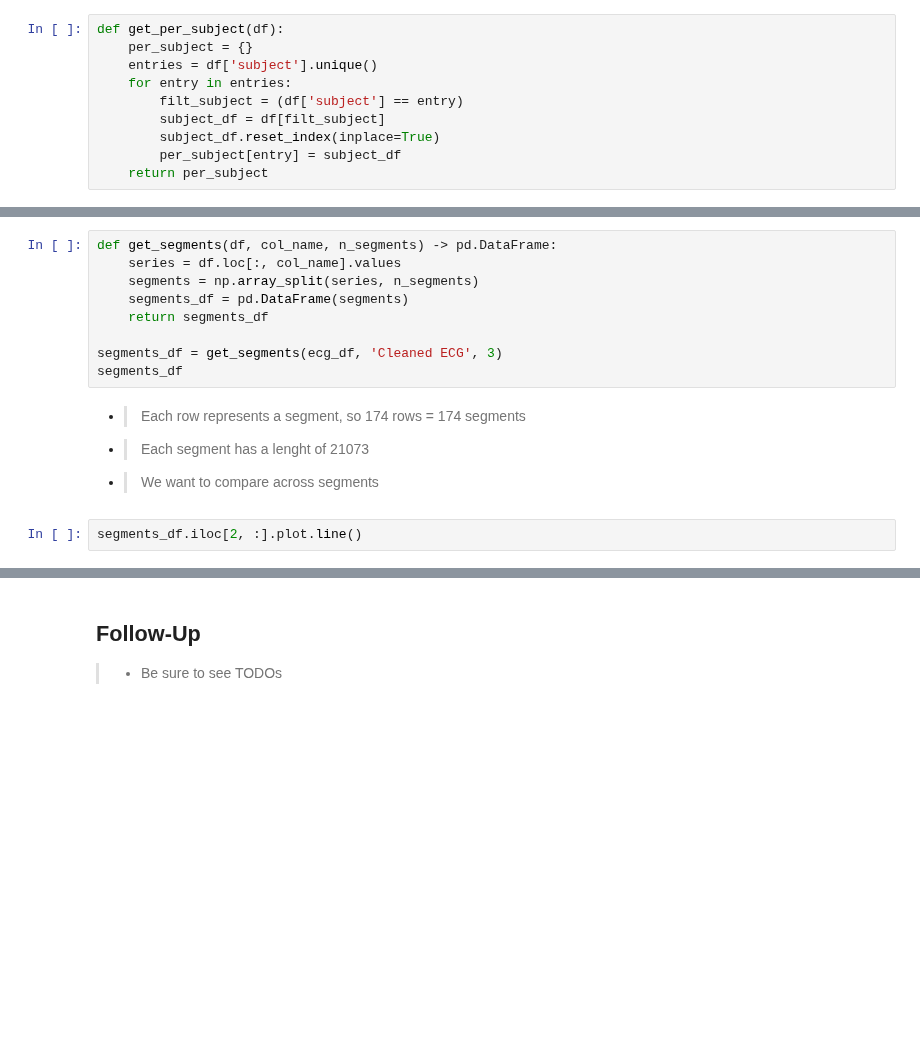
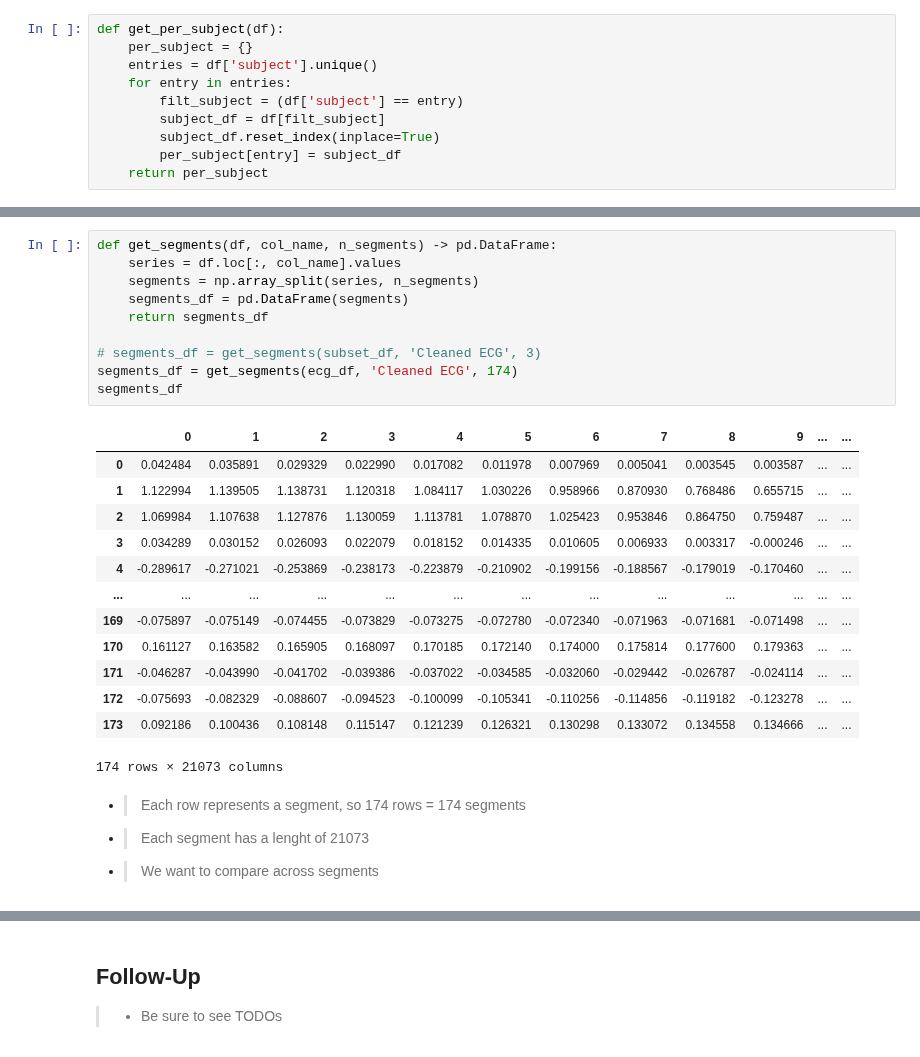
Before and after one commit to invisible-illness-project/lamina, a Jupyter notebook: notebook_experiments/ans_basics_via_wesad/ecg_to_hr-neurokit.ipynb, the cells around one changed output, grey strips where cells are left out. Cells and saved outputs as stored; diff of their text form; blank space fills up the shorter version.

```diff
--- a/notebook_experiments/ans_basics_via_wesad/ecg_to_hr-neurokit.ipynb
+++ b/notebook_experiments/ans_basics_via_wesad/ecg_to_hr-neurokit.ipynb
@@ -94,16 +169,29 @@ get_cleaned_data(subset_df, 'ECG')
 # %%
 def get_segments(df, col_name, n_segments) -> pd.DataFrame:
     series = df.loc[:, col_name].values
     segments = np.array_split(series, n_segments)
     segments_df = pd.DataFrame(segments)
     return segments_df
 
-segments_df = get_segments(ecg_df, 'Cleaned ECG', 3)
+# segments_df = get_segments(subset_df, 'Cleaned ECG', 3)
+segments_df = get_segments(ecg_df, 'Cleaned ECG', 174)
 segments_df
+# %% [output]
+|  | 0 | 1 | 2 | 3 | 4 | 5 | 6 | 7 | 8 | 9 | ... | ... |
+| 0 | 0.042484 | 0.035891 | 0.029329 | 0.022990 | 0.017082 | 0.011978 | 0.007969 | 0.005041 | 0.003545 | 0.003587 | ... | ... |
+| 1 | 1.122994 | 1.139505 | 1.138731 | 1.120318 | 1.084117 | 1.030226 | 0.958966 | 0.870930 | 0.768486 | 0.655715 | ... | ... |
+| 2 | 1.069984 | 1.107638 | 1.127876 | 1.130059 | 1.113781 | 1.078870 | 1.025423 | 0.953846 | 0.864750 | 0.759487 | ... | ... |
+| 3 | 0.034289 | 0.030152 | 0.026093 | 0.022079 | 0.018152 | 0.014335 | 0.010605 | 0.006933 | 0.003317 | -0.000246 | ... | ... |
+| 4 | -0.289617 | -0.271021 | -0.253869 | -0.238173 | -0.223879 | -0.210902 | -0.199156 | -0.188567 | -0.179019 | -0.170460 | ... | ... |
+| ... | ... | ... | ... | ... | ... | ... | ... | ... | ... | ... | ... | ... |
+| 169 | -0.075897 | -0.075149 | -0.074455 | -0.073829 | -0.073275 | -0.072780 | -0.072340 | -0.071963 | -0.071681 | -0.071498 | ... | ... |
+| 170 | 0.161127 | 0.163582 | 0.165905 | 0.168097 | 0.170185 | 0.172140 | 0.174000 | 0.175814 | 0.177600 | 0.179363 | ... | ... |
+| 171 | -0.046287 | -0.043990 | -0.041702 | -0.039386 | -0.037022 | -0.034585 | -0.032060 | -0.029442 | -0.026787 | -0.024114 | ... | ... |
+| 172 | -0.075693 | -0.082329 | -0.088607 | -0.094523 | -0.100099 | -0.105341 | -0.110256 | -0.114856 | -0.119182 | -0.123278 | ... | ... |
+| 173 | 0.092186 | 0.100436 | 0.108148 | 0.115147 | 0.121239 | 0.126321 | 0.130298 | 0.133072 | 0.134558 | 0.134666 | ... | ... |
+174 rows × 21073 columns
 # %% [markdown]
 - > Each row represents a segment, so 174 rows = 174 segments
 - > Each segment has a lenght of 21073
 - > We want to compare across segments
-# %%
-segments_df.iloc[2, :].plot.line()
 # %%
```
Also changed, not shown: parts of 21 cells of this notebook.
